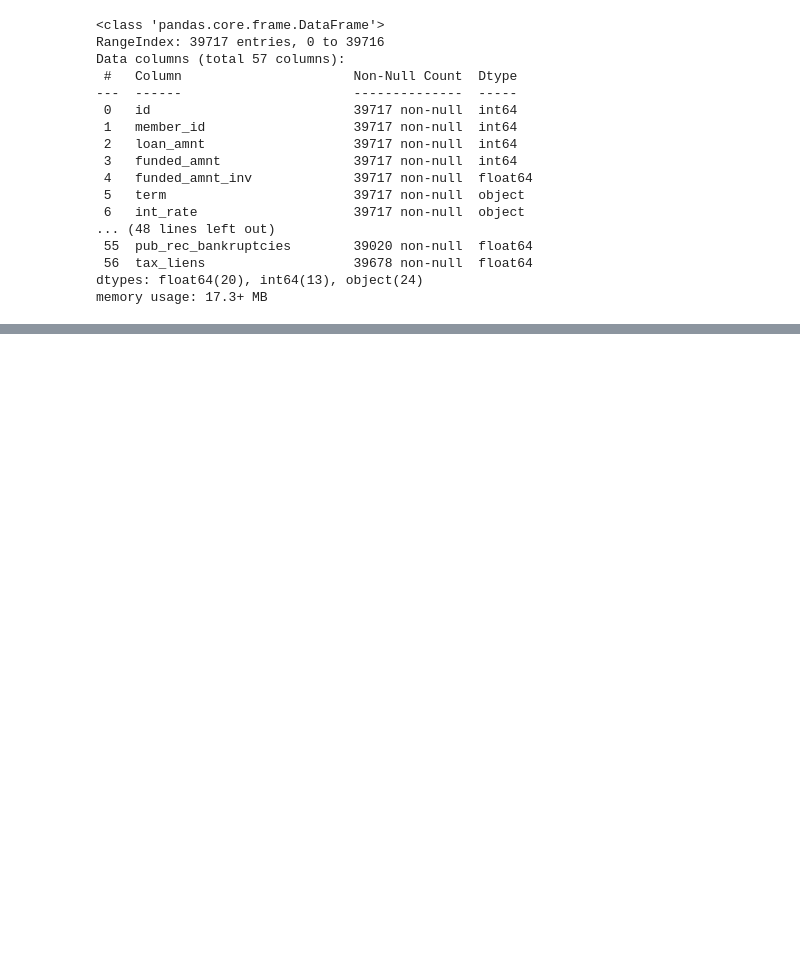
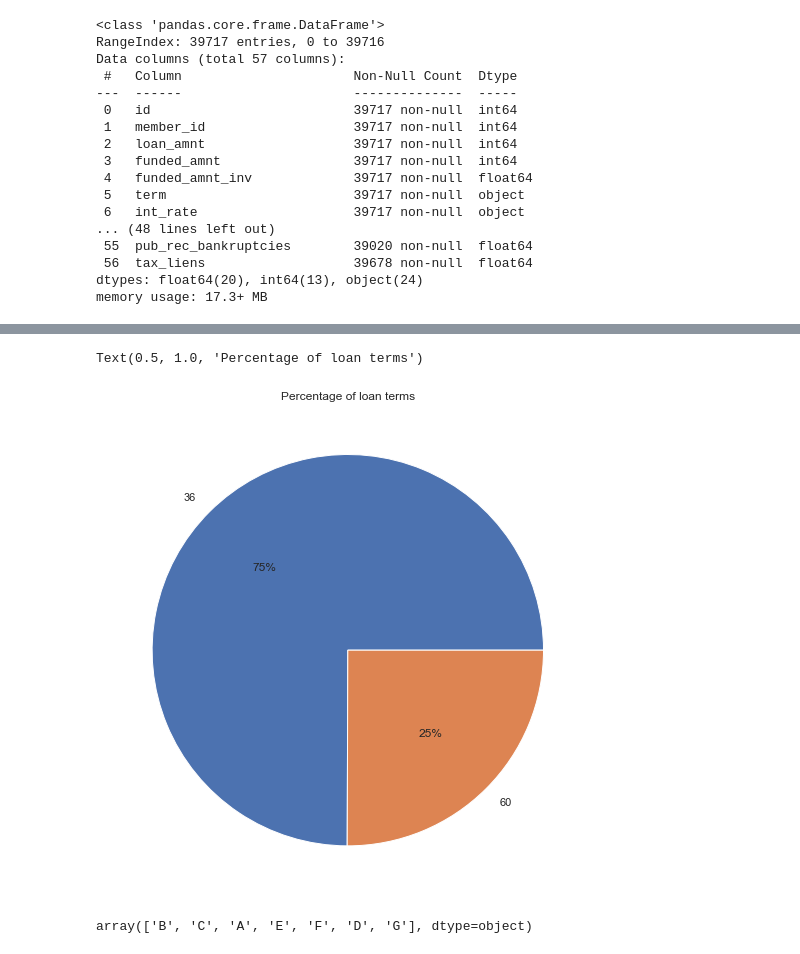
Before and after one commit to abhijeetpj/Advanced-Regression, a Jupyter notebook: LendingClub_CaseStudy/LendingClub_CaseStudy.ipynb, the cells around one changed output, grey strips where cells are left out. Drawn from its saved outputs; the diff is of its cells as text; code cells hidden in the pictures; blank space fills up the shorter version.

```diff
--- a/LendingClub_CaseStudy/LendingClub_CaseStudy.ipynb
+++ b/LendingClub_CaseStudy/LendingClub_CaseStudy.ipynb
@@ -251,0 +522,16 @@ loan.shape
+# %%
+term_36 = round(sum(loan.term == 36)/len(loan) * 100, 2)
+term_60 = round(sum(loan.term == 60)/len(loan) * 100, 2)
+
+counts = Counter(loan.term.unique())
+fig, ax = plt.subplots()
+fig.set_size_inches(10, 9)
+plt.pie([term_36, term_60], labels=counts.keys(), autopct='%1.0f%%')
+plt.title('Percentage of loan terms')
+# %% [output]
+Text(0.5, 1.0, 'Percentage of loan terms')
+[figure, added]
+# %%
+loan.grade.unique()
+# %% [output]
+array(['B', 'C', 'A', 'E', 'F', 'D', 'G'], dtype=object)
```
Also changed, not shown: parts of 94 cells of this notebook.
